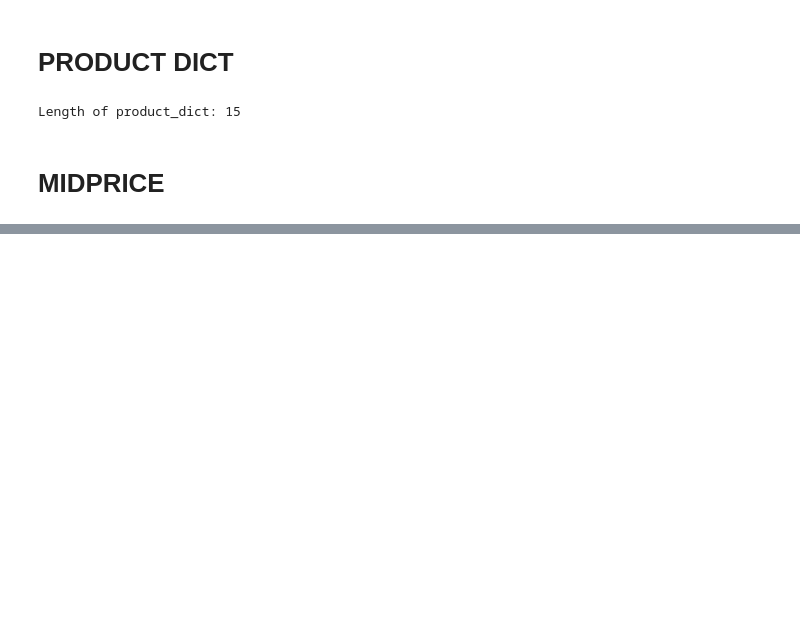
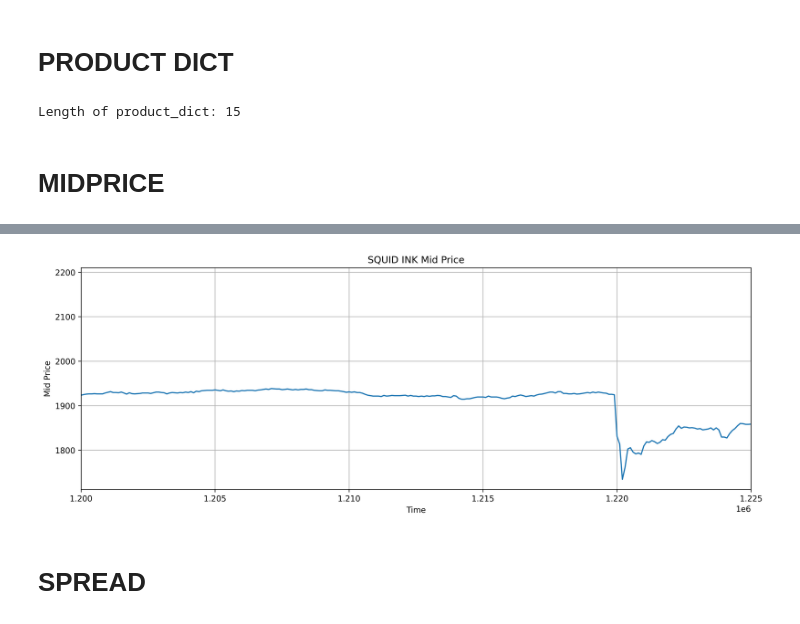
Before and after one commit to shank959/prosperity-imc25, a Jupyter notebook: rounds/round5/eda/round5_eda.ipynb, the cells around one changed output, grey strips where cells are left out. Saved outputs shown, nothing was run; the diff lists cells and outputs as text; code cells hidden in the pictures; blank space fills up the shorter version.

Commit message:
workign squid ink strat

```diff
--- a/rounds/round5/eda/round5_eda.ipynb
+++ b/rounds/round5/eda/round5_eda.ipynb
@@ -90,10 +91,13 @@ print("Length of master_trades_df:", len(master_trades_df))
 # set pnl to 0
 master_order_book_df['pnl'] = 0
 master_order_book_df['pnl'] = master_order_book_df['pnl'].astype(float)
+# continuous time stamp
+master_order_book_df['continuous_timestamp'] =\
+    master_order_book_df['day'] * 1e6 + master_order_book_df['timestamp']
 
 # save to csv
-master_order_book_df.to_csv("master_order_book_df.csv", index=False)
-master_trades_df.to_csv("master_trades_df.csv", index=False)
+# master_order_book_df.to_csv("master_order_book_df.csv", index=False)
+# master_trades_df.to_csv("master_trades_df.csv", index=False)
 # %% [output]
 Length of master_order_book_df: 850000
 Length of master_trades_df: 110989
@@ -151,3 +155,18 @@ plt.tight_layout()
 plt.show()
 # %% [output]
 [figure]
+# %%
+# PLOT SQUID INK MIDPRICE
+plt.figure(figsize=(15, 5), dpi=300)
+plt.plot(product_dict['SQUID_INK']['order_book']['continuous_timestamp'],
+    product_dict['SQUID_INK']['order_book']['mid_price'])
+plt.title('SQUID INK Mid Price')
+plt.xlabel('Time')
+plt.ylabel('Mid Price')
+plt.xlim(1.2 * 1e6, 1.225 * 1e6)
+plt.grid(True)
+plt.show()
+# %% [output]
+[figure, added]
+# %% [markdown]
+# SPREAD
```
Also changed, not shown: parts of 3 cells of this notebook, 3 other files.
